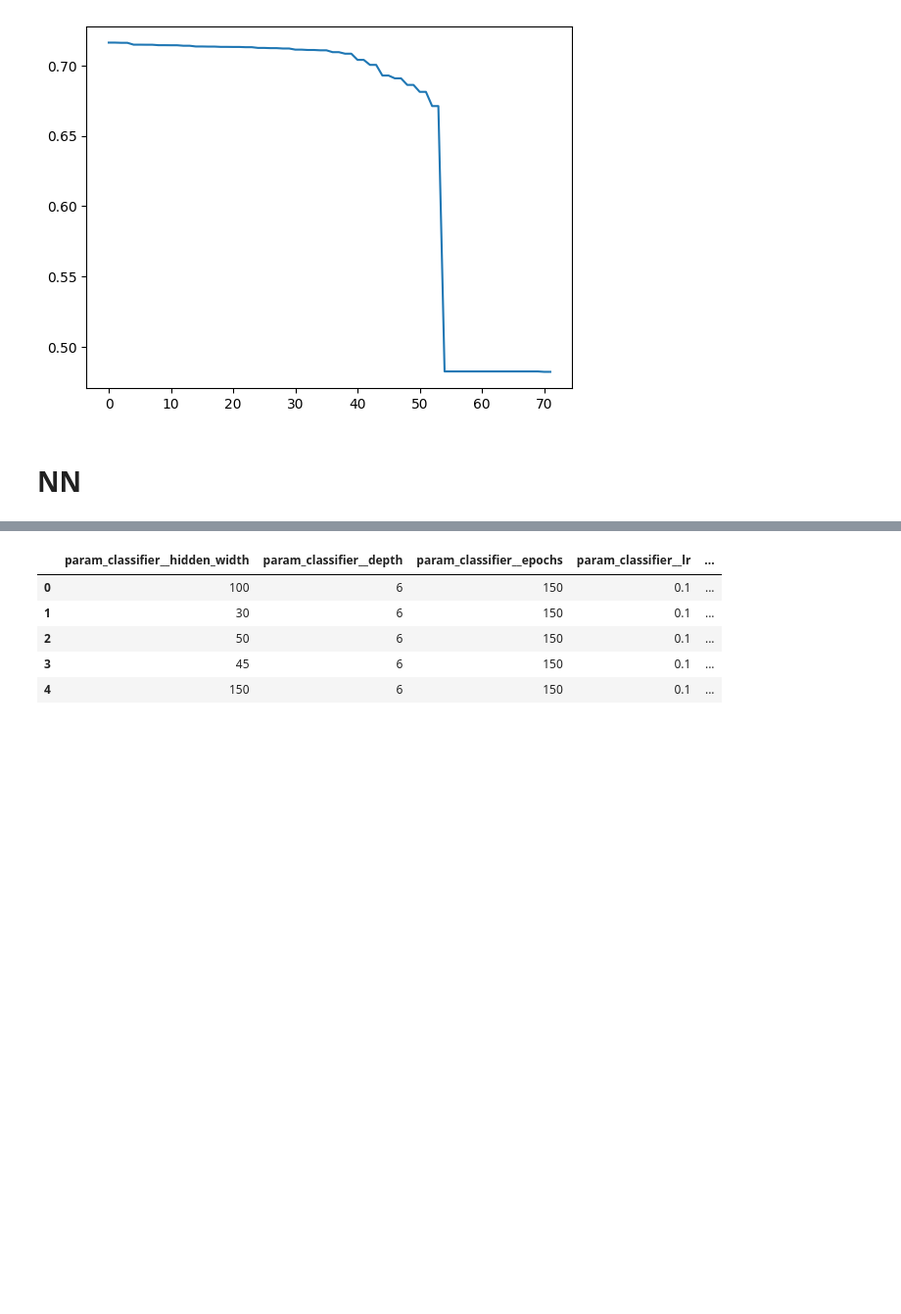
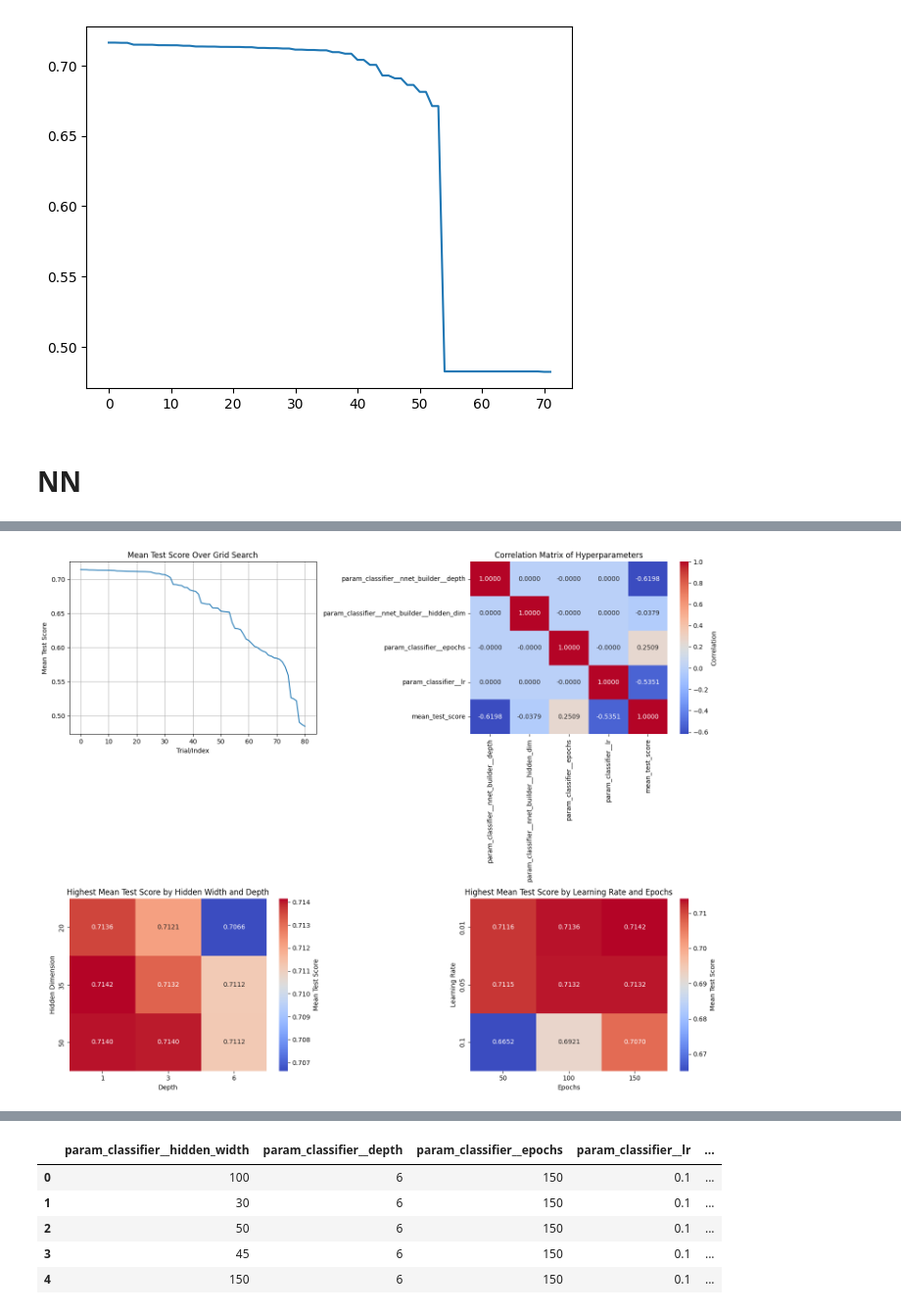
Before and after one commit to LeoCenturion/ceia-deep-learning, a Jupyter notebook: Untitled.ipynb, the cells around one changed output, grey strips where cells are left out. Shown at 98% size. Drawn from its saved outputs; the diff is of its cells as text; code cells hidden in the pictures; blank space fills up the shorter version.

```diff
--- a/Untitled.ipynb
+++ b/Untitled.ipynb
@@ -836,16 +843,0 @@ sns.heatmap(df[params].corr())
-# %%
-highest_score_by_width_depth = df[["param_classifier__hidden_width", "param_classifier__depth", "mean_test_score"]].sort_values("mean_test_score", ascending=False).drop_duplicates(["param_classifier__hidden_width", "param_classifier__depth"])
-piv = highest_score_by_width_depth.pivot(index="param_classifier__hidden_width", columns="param_classifier__depth", values="mean_test_score")
-sns.heatmap(
-    piv,
-    annot=True,
-    fmt = ".4f"
-)
-plt.show()
-highest_score_by_lr_epoch = df[["param_classifier__lr", "param_classifier__epochs", "mean_test_score"]].sort_values("mean_test_score", ascending=False).drop_duplicates(["param_classifier__lr", "param_classifier__epochs"])
-piv = highest_score_by_lr_epoch.pivot(index="param_classifier__lr", columns="param_classifier__epochs", values="mean_test_score")
-sns.heatmap(
-    piv,
-    annot=True,
-    fmt = ".4f"
-)
@@ -856,3 +844,70 @@ sns.heatmap(
+# %%
+def plot_gs(grid_search):
+    params = [
+        'param_classifier__nnet_builder__depth',
+        'param_classifier__nnet_builder__hidden_dim',
+        'param_classifier__epochs',
+        'param_classifier__lr',
+        'mean_test_score'
+    ]
+    df = pd.DataFrame(grid_search.cv_results_).sort_values('mean_test_score', ascending=False).reset_index()
+    #df.to_pickle('./gs-01.pkl')
+    df[params]
+    fig, axes = plt.subplots(nrows=2, ncols=2, figsize=(15, 12))
+    axes = axes.flatten() # Flatten the 2x2 array of axes for easy indexing
+
+    # Plot 1: Mean Test Score
+    df['mean_test_score'].plot(ax=axes[0], title='Mean Test Score Over Grid Search')
+    axes[0].set_xlabel("Trial/Index")
+    axes[0].set_ylabel("Mean Test Score")
+    axes[0].grid(True)
+
+    # Plot 2: Correlation Heatmap of Parameters
+    sns.heatmap(
+        df[params].corr(),
+        annot=True,
+        fmt=".4f",
+        cmap='coolwarm',
+        ax=axes[1],
+        cbar_kws={'label': 'Correlation'}
+    ).set_title('Correlation Matrix of Hyperparameters')
+
+    # Plot 3: Heatmap of Highest Score by Hidden Width and Depth
+    highest_score_by_width_depth = df[["param_classifier__nnet_builder__hidden_dim", "param_classifier__nnet_builder__depth", "mean_test_score"]] \
+        .sort_values("mean_test_score", ascending=False) \
+        .drop_duplicates(["param_classifier__nnet_builder__hidden_dim", "param_classifier__nnet_builder__depth"])
+    piv_width_depth = highest_score_by_width_depth.pivot(index="param_classifier__nnet_builder__hidden_dim", columns="param_classifier__nnet_builder__depth", values="mean_test_score")
+    sns.heatmap(
+        piv_width_depth,
+        annot=True,
+        fmt=".4f",
+        cmap='coolwarm',
+        ax=axes[2],
+        cbar_kws={'label': 'Mean Test Score'}
+    ).set_title('Highest Mean Test Score by Hidden Width and Depth')
+    axes[2].set_xlabel("Depth")
+    axes[2].set_ylabel("Hidden Dimension")
+
+    # Plot 4: Heatmap of Highest Score by Learning Rate and Epochs
+    highest_score_by_lr_epoch = df[["param_classifier__lr", "param_classifier__epochs", "mean_test_score"]].sort_values("mean_test_score", ascending=False).drop_duplicates(["param_classifier__lr", "param_classifier__epochs"])
+    piv_lr_epoch = highest_score_by_lr_epoch.pivot(index="param_classifier__lr", columns="param_classifier__epochs", values="mean_test_score")
+    sns.heatmap(
+        piv_lr_epoch,
+        annot=True,
+        fmt=".4f",
+        cmap='coolwarm',
+        ax=axes[3],
+        cbar_kws={'label': 'Mean Test Score'}
+    ).set_title('Highest Mean Test Score by Learning Rate and Epochs')
+    axes[3].set_xlabel("Epochs")
+    axes[3].set_ylabel("Learning Rate")
+
+    plt.tight_layout() # Adjust layout to prevent overlapping titles/labels
+    plt.show()
+
+plot_gs(grid_search)
+# %% [output]
+[figure, added]
 # %%
 param_grid = [
     {
```
Also changed, not shown: parts of 15 cells of this notebook.
